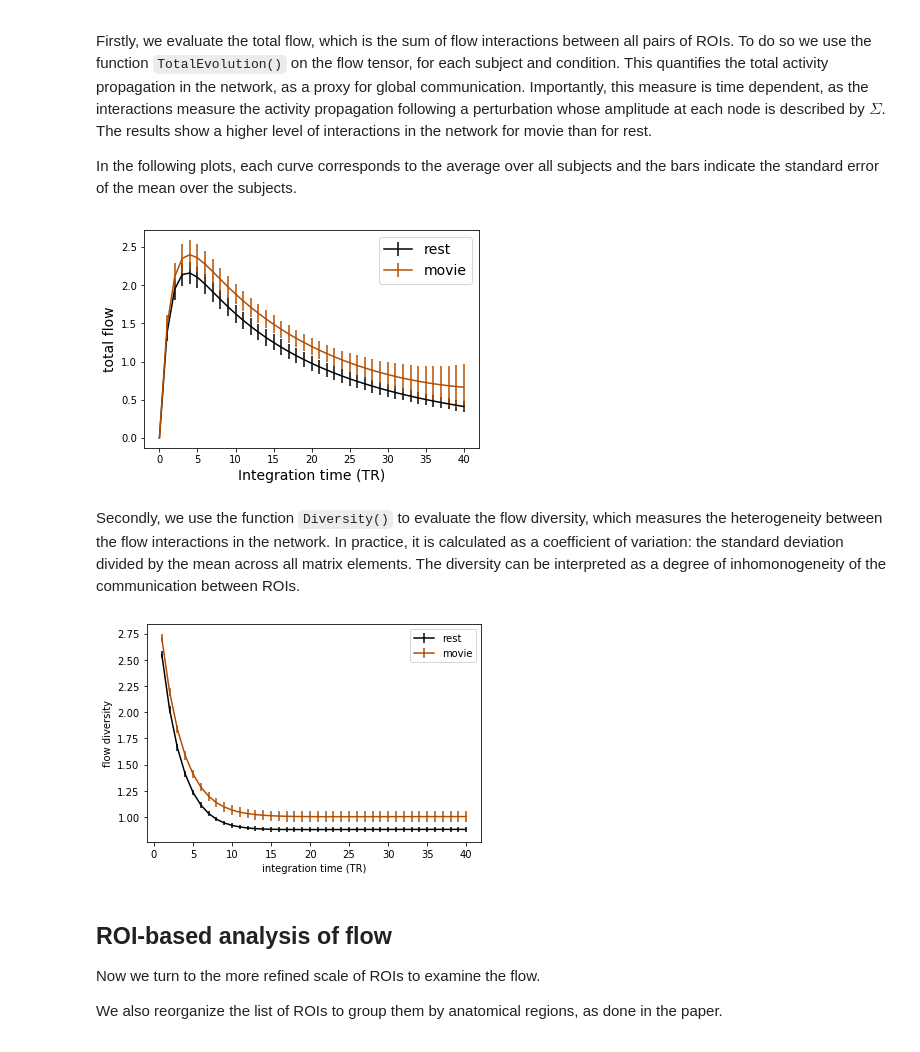
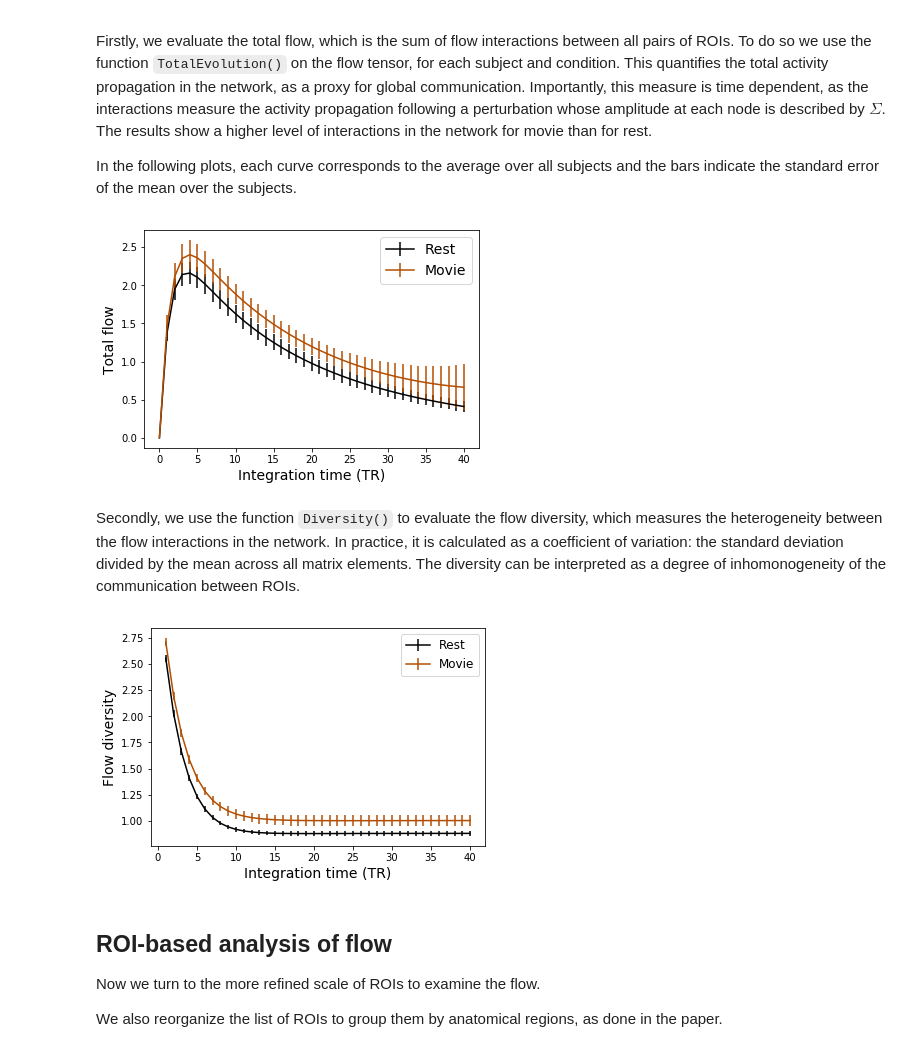
Before and after one commit to mb-BCA/notebooks_review2019, a Jupyter notebook: 3a_Flow.ipynb, the cells around one changed output. Cells and saved outputs as stored; diff of their text form; code cells hidden in the pictures.

```diff
--- a/3a_Flow.ipynb
+++ b/3a_Flow.ipynb
@@ -57,8 +57,8 @@ mask_diag = np.eye(N,dtype=np.bool)
 mask_offdiag = np.logical_not(mask_diag)
 
 # Set the simulation properties
-T = 40.  # duration
-dt = 1.  # time step
+T = 40.0  # duration
+dt = 1.0  # time step
 vT = np.arange(0, T+dt*0.5, dt) # discrete simulation steps
 nT = vT.size
 
@@ -92,36 +92,38 @@ plt.figure()
 plt.errorbar(vT, tot_tmp[:,:2,:].mean(axis=(0,1)), yerr=tot_tmp[:,:2,:].std(axis=(0,1))/np.sqrt(n_sub), color='k')
 plt.errorbar(vT, tot_tmp[:,2:,:].mean(axis=(0,1)), yerr=tot_tmp[:,2:,:].std(axis=(0,1))/np.sqrt(n_sub), color=[0.7,0.3,0])
 plt.xlabel('Integration time (TR)', fontsize=14)
-plt.ylabel('total flow', fontsize=14)
-plt.legend(['rest','movie'], fontsize=14)
+plt.ylabel('Total flow', fontsize=14)
+plt.legend(['Rest','Movie'], fontsize=14)
 if save_outputs:
     plt.savefig(res_dir + 'total_flow.png', format='png')
 
 plt.show()
 # %% [output]
-[figure, old version]
+[figure, new version]
 # %% [markdown]
 Secondly, we use the function `Diversity()` to evaluate the flow diversity, which measures the heterogeneity between the flow interactions in the network. In practice, it is calculated as a coefficient of variation: the standard deviation divided by the mean across all matrix elements. The diversity can be interpreted as a degree of inhomonogeneity of the communication between ROIs.
 # %%
 # Calculate the diversity, for every subject in all the five sessions
 div_tmp = np.zeros([n_sub,n_run,nT])
 for i_sub in range(n_sub):
     for i_run in range(n_run):
         div_tmp[i_sub,i_run,:] = ndf.Diversity(flow[i_sub,i_run,:,:,:])
 
 # Visualise the results
 plt.figure()
-plt.errorbar(vT, div_tmp[:,:2,:].mean(axis=(0,1)), yerr=div_tmp[:,:2,:].std(axis=(0,1))/np.sqrt(n_sub), color='k')
-plt.errorbar(vT, div_tmp[:,2:,:].mean(axis=(0,1)), yerr=div_tmp[:,2:,:].std(axis=(0,1))/np.sqrt(n_sub), color=[0.7,0.3,0])
-plt.xlabel('integration time (TR)')
-plt.ylabel('flow diversity')
-plt.legend(['rest','movie'])
+plt.errorbar(vT, div_tmp[:,:2,:].mean(axis=(0,1)), \
+                    yerr=div_tmp[:,:2,:].std(axis=(0,1)) / np.sqrt(n_sub), color='k')
+plt.errorbar(vT, div_tmp[:,2:,:].mean(axis=(0,1)), \
+                    yerr=div_tmp[:,2:,:].std(axis=(0,1)) / np.sqrt(n_sub), color=[0.7,0.3,0])
+plt.xlabel('Integration time (TR)', fontsize=14)
+plt.ylabel('Flow diversity', fontsize=14)
+plt.legend(['Rest','Movie'], fontsize=12)
 if save_outputs:
-    plt.savefig(res_dir+'diversity_flow.png',format='png')
+    plt.savefig(res_dir + 'diversity_flow.png', format='png')
 
 plt.show()
 # %% [output]
-[figure, old version]
+[figure, new version]
 # %% [markdown]
 ## ROI-based analysis of flow
 
```
Also changed, not shown: parts of 6 cells of this notebook.
